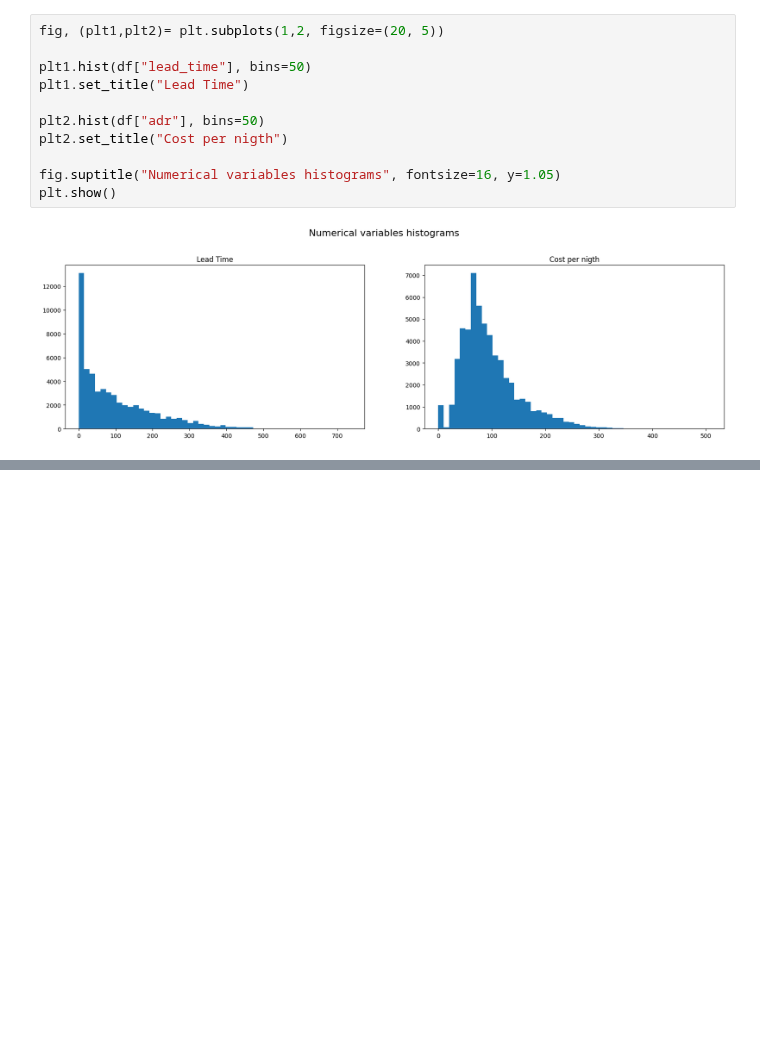
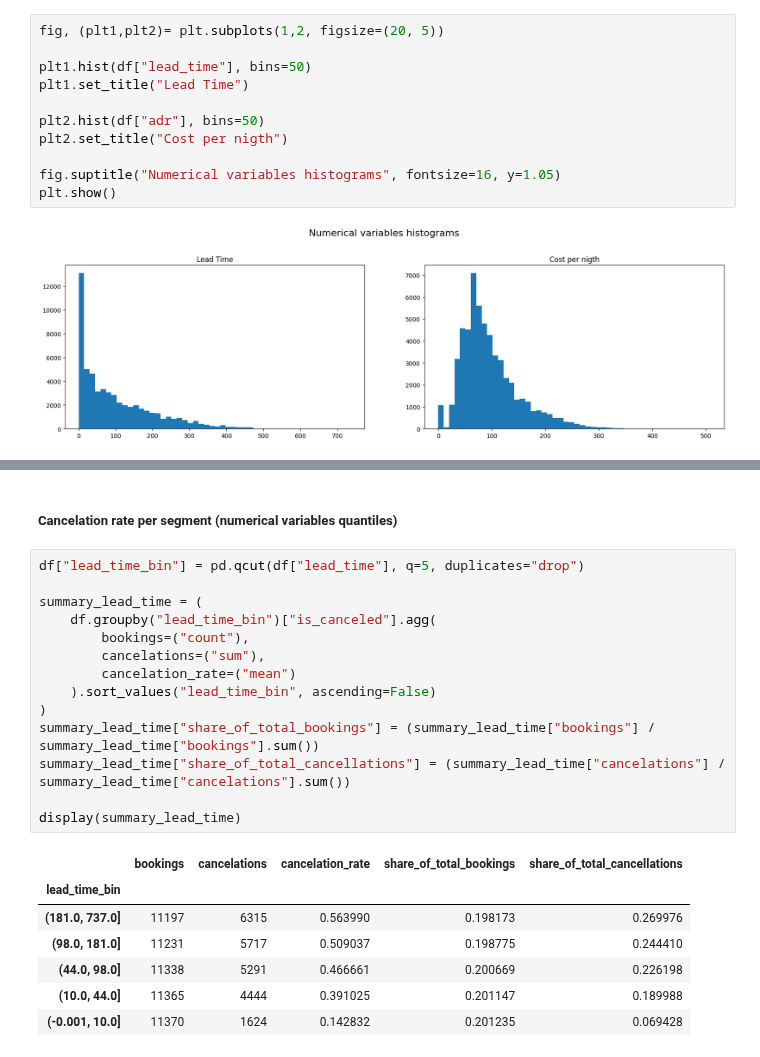
Before and after one commit to maxenceperon/Taller1_Felipe_Maxence_Ciencia_de_datos, a Jupyter notebook: eda.ipynb, the cells around one changed output, grey strips where cells are left out. Saved outputs shown, nothing was run; the diff lists cells and outputs as text; blank space fills up the shorter version.

```diff
--- a/eda.ipynb
+++ b/eda.ipynb
@@ -143,0 +187,24 @@ plt.show()
+# %% [markdown]
+##### Cancelation rate per segment (numerical variables quantiles)
+# %%
+df["lead_time_bin"] = pd.qcut(df["lead_time"], q=5, duplicates="drop")
+
+summary_lead_time = (
+    df.groupby("lead_time_bin")["is_canceled"].agg(
+        bookings=("count"),
+        cancelations=("sum"),
+        cancelation_rate=("mean")
+    ).sort_values("lead_time_bin", ascending=False)
+)
+summary_lead_time["share_of_total_bookings"] = (summary_lead_time["bookings"] / summary_lead_time["bookings"].sum())
+summary_lead_time["share_of_total_cancellations"] = (summary_lead_time["cancelations"] / summary_lead_time["cancelations"].sum())
+
+display(summary_lead_time)
+# %% [output]
+|  | bookings | cancelations | cancelation_rate | share_of_total_bookings | share_of_total_cancellations |
+| lead_time_bin |  |  |  |  |  |
+| (181.0, 737.0] | 11197 | 6315 | 0.563990 | 0.198173 | 0.269976 |
+| (98.0, 181.0] | 11231 | 5717 | 0.509037 | 0.198775 | 0.244410 |
+| (44.0, 98.0] | 11338 | 5291 | 0.466661 | 0.200669 | 0.226198 |
+| (10.0, 44.0] | 11365 | 4444 | 0.391025 | 0.201147 | 0.189988 |
+| (-0.001, 10.0] | 11370 | 1624 | 0.142832 | 0.201235 | 0.069428 |
```
Also changed, not shown: parts of 5 cells of this notebook.
